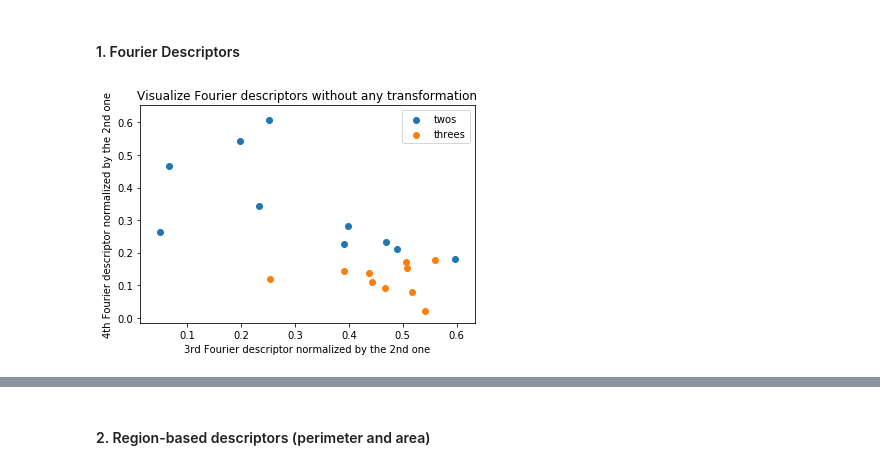
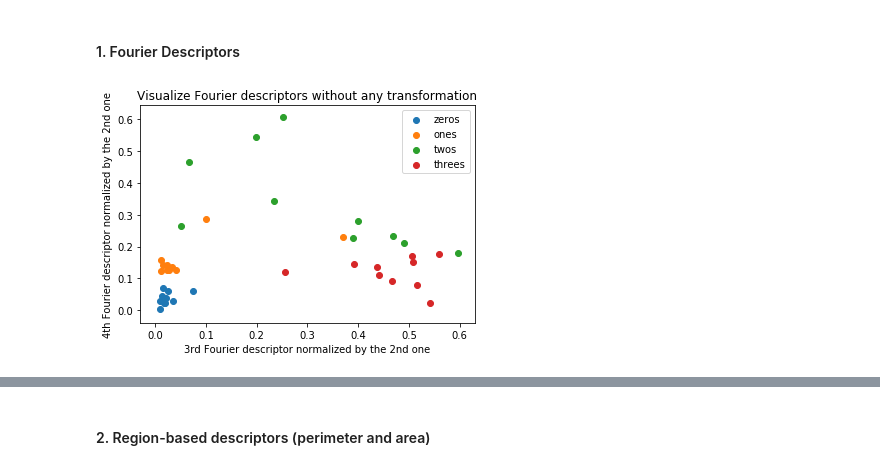
Before and after one commit to yehchunhung/iapr-2020, a Jupyter notebook: labs/lab_02_object_description_kuan.ipynb, the cells around one changed output, grey strips where cells are left out. Drawn from its saved outputs; the diff is of its cells as text; code cells hidden in the pictures.

```diff
--- a/labs/lab_02_object_description_kuan.ipynb
+++ b/labs/lab_02_object_description_kuan.ipynb
@@ -345,13 +366,28 @@ for ax, im, nm in zip(axes[1], threes_im, threes_names):
 Add your implementations and discussions here
 # %% [markdown]
 #### 1. Fourier Descriptors
+# %%
+def plot_2d_graph_without_transform_part_2(feat_func, title, xlabel, ylabel):
+    """Plot features on a 2D graph wihtout applying any transformation (for 4 digits)."""
+    zeros_feat = np.array(list(map(feat_func, zeros_im)))
+    ones_feat = np.array(list(map(feat_func, ones_im)))
+    twos_feat = np.array(list(map(feat_func, twos_im)))
+    threes_feat = np.array(list(map(feat_func, threes_im)))
+    plt.scatter(zeros_feat[:, 0], zeros_feat[:, 1], label='zeros')
+    plt.scatter(ones_feat[:, 0], ones_feat[:, 1], label='ones')
+    plt.scatter(twos_feat[:, 0], twos_feat[:, 1], label='twos')
+    plt.scatter(threes_feat[:, 0], threes_feat[:, 1], label='threes')
+    plt.legend(loc='best')
+    plt.title(title)
+    plt.xlabel(xlabel)
+    plt.ylabel(ylabel)
+    plt.show()
 # %%
-plot_2d_graph_without_transform(
+plot_2d_graph_without_transform_part_2(
     compute_fourier_descriptors,
-    twos_im, threes_im,
-    'twos', 'threes',
+    'Visualize Fourier descriptors without any transformation',
     xlabel='3rd Fourier descriptor normalized by the 2nd one',
     ylabel='4th Fourier descriptor normalized by the 2nd one'
 )
 # %% [output]
-[figure, old version]
+[figure, new version]
```
Also changed, not shown: parts of 44 cells of this notebook.
